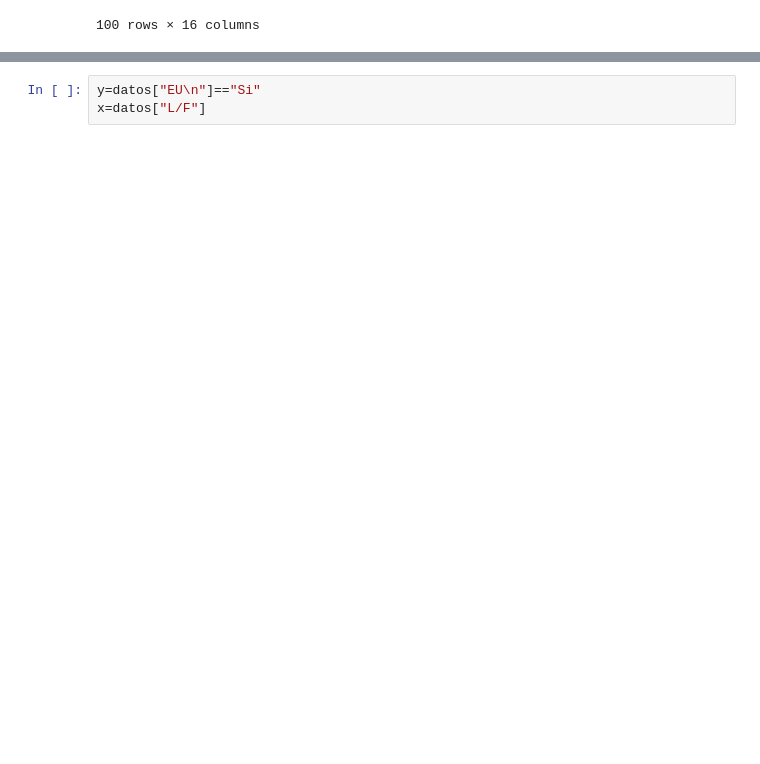
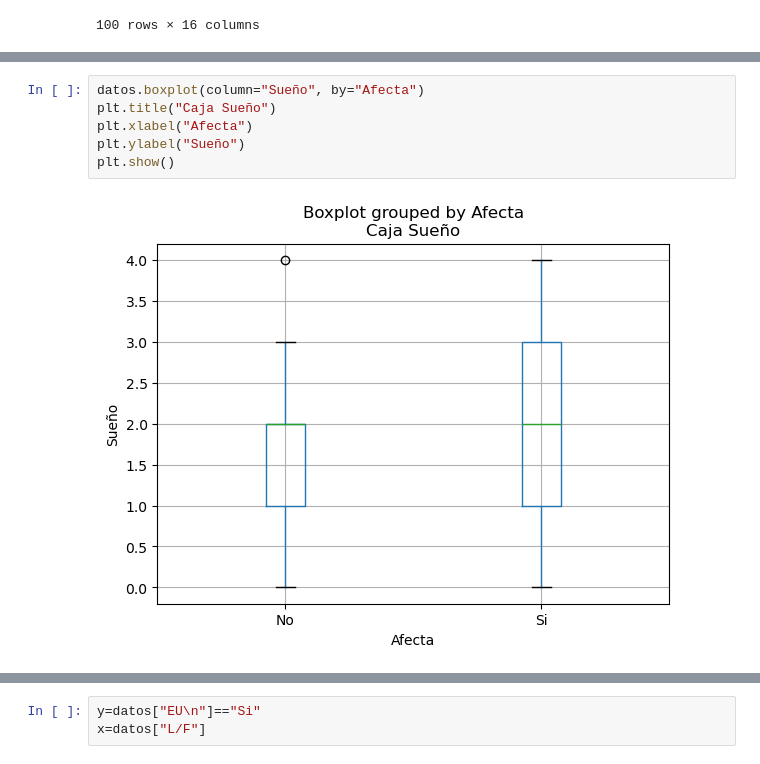
Before and after one commit to antoniorte/hello-world, a Jupyter notebook: proyecto.ipynb, the cells around one changed output, grey strips where cells are left out. Drawn from its saved outputs; the diff is of its cells as text; blank space fills up the shorter version.

```diff
--- a/proyecto.ipynb
+++ b/proyecto.ipynb
@@ -105,0 +124,8 @@ datos["L/F"], datos["E/T"]
+# %%
+datos.boxplot(column="Sueño", by="Afecta")
+plt.title("Caja Sueño")
+plt.xlabel("Afecta")
+plt.ylabel("Sueño")
+plt.show()
+# %% [output]
+[figure, added]
```
Also changed, not shown: parts of 47 cells of this notebook.
